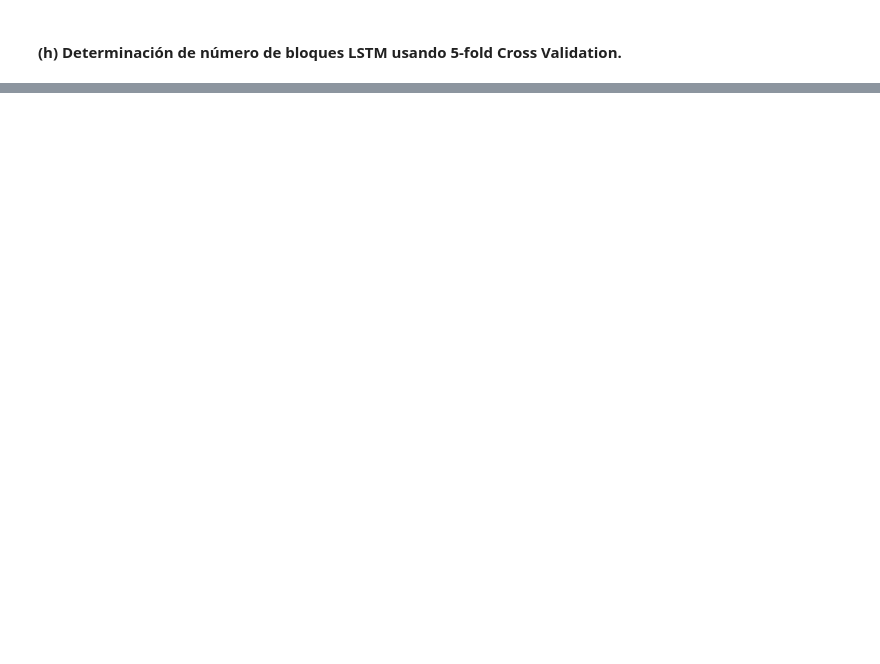
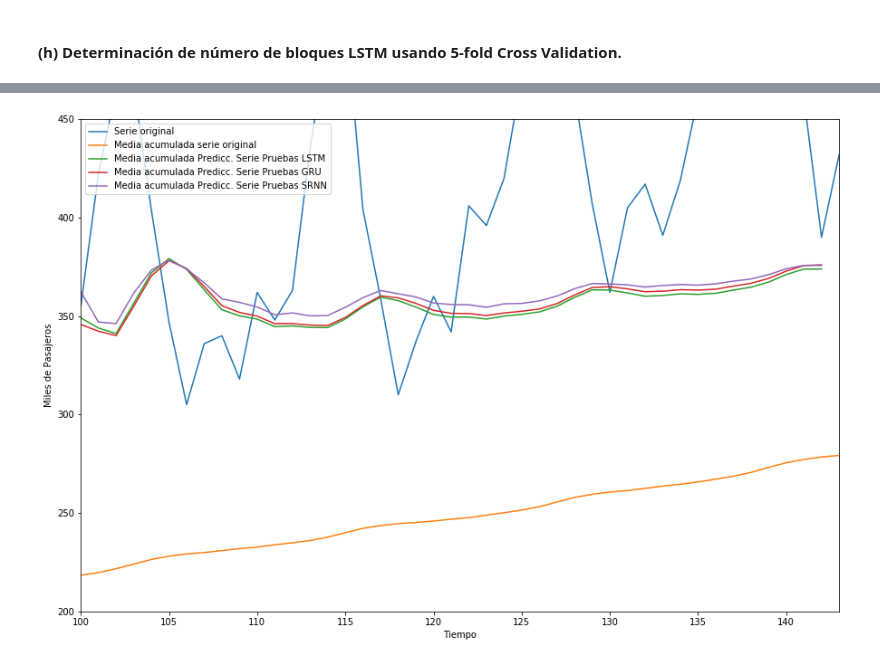
Before and after one commit to felipeavaria/Redes_Neuronales_Artificiales, a Jupyter notebook: Tarea-3/Tarea 3 - Pregunta 2.ipynb, the cells around one changed output, grey strips where cells are left out. Cells and saved outputs as stored; diff of their text form; code cells hidden in the pictures; blank space fills up the shorter version.

```diff
--- a/Tarea-3/Tarea 3 - Pregunta 2.ipynb
+++ b/Tarea-3/Tarea 3 - Pregunta 2.ipynb
@@ -129,0 +481,50 @@ modelo2_2.add(Dense(1))
+# %%
+import matplotlib.pyplot as plt
+
+serie_original = scaler.inverse_transform(np.append(stream_train_scaled, stream_test_scaled))
+media_acumulada_de_la_serie = np.array([])
+for i in range(len(serie_original)):
+    media_acumulada_de_la_serie=np.append(media_acumulada_de_la_serie, np.mean(serie_original[:i]))
+
+media_acumulada_lstm = []
+for i in range(len(testPredict_lstm)):
+    media_acumulada_lstm.append(np.array([np.mean(testPredict_lstm[:i])]))
+
+media_acumulada_lstm = np.array(media_acumulada_lstm)
+media_testPredictPlot_lstm = np.empty_like(dataframe.values)
+media_testPredictPlot_lstm[:, :] = np.nan
+media_testPredictPlot_lstm[len(trainPredict_lstm)+(2*lag)+1:len(dataframe.values)-1, :] = media_acumulada_lstm
+
+media_acumulada_gru = []
+for i in range(len(testPredict_gru)):
+    media_acumulada_gru.append(np.array([np.mean(testPredict_gru[:i])]))
+
+media_acumulada_gru = np.array(media_acumulada_gru)
+media_testPredictPlot_gru = np.empty_like(dataframe.values)
+media_testPredictPlot_gru[:, :] = np.nan
+media_testPredictPlot_gru[len(trainPredict_gru)+(2*lag)+1:len(dataframe.values)-1, :] = media_acumulada_gru
+
+media_acumulada_srnn = []
+for i in range(len(testPredict_srnn)):
+    media_acumulada_srnn.append(np.array([np.mean(testPredict_srnn[:i])]))
+
+media_acumulada_srnn = np.array(media_acumulada_srnn)
+media_testPredictPlot_srnn = np.empty_like(dataframe.values)
+media_testPredictPlot_srnn[:, :] = np.nan
+media_testPredictPlot_srnn[len(trainPredict_srnn)+(2*lag)+1:len(dataframe.values)-1, :] = media_acumulada_srnn
+
+plt.subplots(1,1,figsize=(15,10))
+plt.subplot(1,1,1)
+plt.plot(serie_original, label='Serie original')
+plt.plot(media_acumulada_de_la_serie, label='Media acumulada serie original')
+plt.plot(range(len(trainPredict_lstm)+(2*lag)+1, len(dataframe.values)-1), media_acumulada_lstm, label='Media acumulada Predicc. Serie Pruebas LSTM')
+plt.plot(range(len(trainPredict_gru)+(2*lag)+1, len(dataframe.values)-1), media_acumulada_gru, label='Media acumulada Predicc. Serie Pruebas GRU')
+plt.plot(media_testPredictPlot_srnn, label='Media acumulada Predicc. Serie Pruebas SRNN')
+plt.ylabel('Miles de Pasajeros')
+plt.xlabel('Tiempo')
+plt.xlim(100,143)
+plt.ylim(200,450)
+plt.legend(loc='upper left')
+plt.show()
+# %% [output]
+[figure, added]
```
Also changed, not shown: parts of 34 cells of this notebook.
